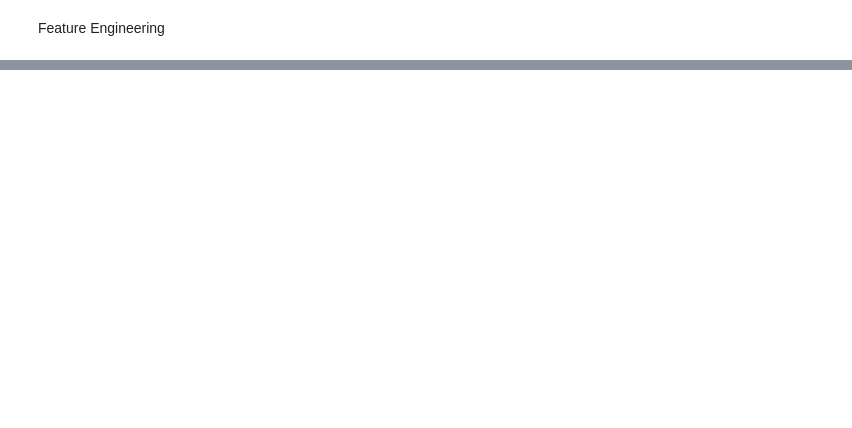
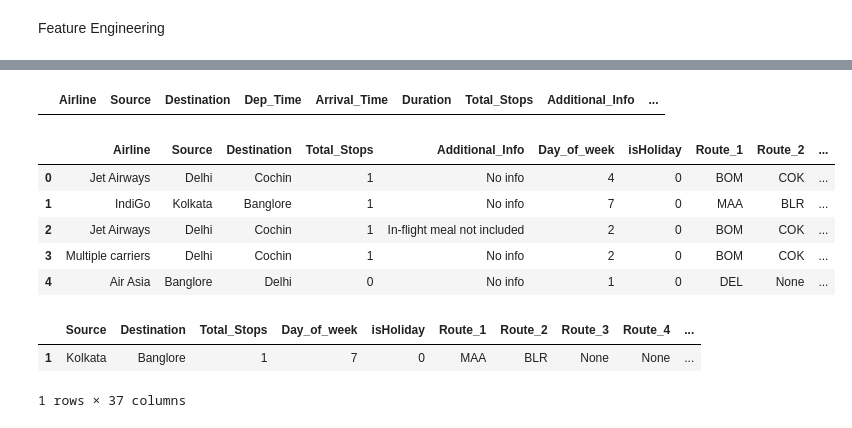
Before and after one commit to venkatesh-manikumar/Datascience-Assignments, a Jupyter notebook: Predict_The_Flight_Ticket_Price_Hackathon.ipynb, the cells around one changed output, grey strips where cells are left out. Saved outputs shown, nothing was run; the diff lists cells and outputs as text; code cells hidden in the pictures; blank space fills up the shorter version.

```diff
--- a/Predict_The_Flight_Ticket_Price_Hackathon.ipynb
+++ b/Predict_The_Flight_Ticket_Price_Hackathon.ipynb
@@ -218,0 +426,69 @@ ValueError: ignored
+# %%
+for i in range(1,test_data['Route'].str.count("→").max()+1):
+  column_name = "Route_"+str(i)
+  test_data[column_name]= test_data['Route'].str.split('→ ').str[i]
+  test_data[column_name].fillna('None',inplace=True)
+
+test_data.drop(['Route'],axis=1,inplace=True)
+test_data.drop(['Journey_date'],axis=1,inplace=True)
+# %%
+test_data['Total_Stops'] = test_data.Total_Stops.str.split(' ').str[0]
+test_data['Total_Stops'] = test_data['Total_Stops'].replace('non-stop','0')
+test_data['Total_Stops'] = test_data['Total_Stops'].astype(int)
+
+test_data[test_data['Total_Stops'].isna()]
+# %% [output]
+|  | Airline | Source | Destination | Dep_Time | Arrival_Time | Duration | Total_Stops | Additional_Info | ... |
+# %%
+test_data['Dep_hour'] = test_data.Dep_Time.str.split(':').str[0].astype(int)
+test_data['Dep_minutes'] = test_data.Dep_Time.str.split(':').str[1].astype(int)
+
+
+
+
+test_data.drop(['Dep_Time'],axis=1,inplace=True)
+# %%
+test_data['Arrival_hour'] = test_data.Arrival_Time.str.split(':').str[0].astype(int)
+test_data['Arrival_minutes'] = test_data.Arrival_Time.str.split(':').str[1].str.split(' ').str[0].astype(int)
+
+test_data.drop(['Arrival_Time'],axis=1,inplace=True)
+# %%
+test_data['Duration_hour']  = test_data.Duration.str.split(' ').str[0].str.split('h').str[0].str.split('m').str[0].astype(int)
+test_data['Duration_minutes']  = test_data.Duration.str.split(' ').str[1].fillna('0m').str.split('m').str[0].astype(int)
+test_data['Total_Duration'] = test_data['Duration_hour'] *60 + test_data['Duration_minutes']
+
+
+test_data.drop(['Duration'],axis=1,inplace=True)
+test_data.drop(['Duration_hour'],axis=1,inplace=True)
+test_data.drop(['Duration_minutes'],axis=1,inplace=True)
+
+test_data.head()
+# %% [output]
+|  | Airline | Source | Destination | Total_Stops | Additional_Info | Day_of_week | isHoliday | Route_1 | Route_2 | ... |
+| 0 | Jet Airways | Delhi | Cochin | 1 | No info | 4 | 0 | BOM | COK | ... |
+| 1 | IndiGo | Kolkata | Banglore | 1 | No info | 7 | 0 | MAA | BLR | ... |
+| 2 | Jet Airways | Delhi | Cochin | 1 | In-flight meal not included | 2 | 0 | BOM | COK | ... |
+| 3 | Multiple carriers | Delhi | Cochin | 1 | No info | 2 | 0 | BOM | COK | ... |
+| 4 | Air Asia | Banglore | Delhi | 0 | No info | 1 | 0 | DEL | None | ... |
+# %%
+#one_hot_encoded_data = pd.get_dummies(test_data, columns = ['Airline','Additional_Info'])
+#one_hot_encoded_data
+
+result = ohe.transform(test_data[['Airline', 'Additional_Info']])
+
+one_hot_encoded_data = pd.DataFrame(result, columns=['Air Asia', 'Air India', 'GoAir', 'IndiGo', 'Jet Airways',
+       'Jet Airways Business', 'Multiple carriers',
+       'Multiple carriers Premium economy', 'SpiceJet', 'Trujet',
+       'Vistara', 'Vistara Premium economy','1 Long layover', '1 Short layover', '2 Long layover',
+       'Business class', 'Change airports', 'In-flight meal not included',
+       'No Info', 'No check-in baggage included', 'No info',
+       'Red-eye flight'])
+
+one_hot_encoded_data = test_data.join(one_hot_encoded_data)
+one_hot_encoded_data.drop(['Airline','Additional_Info'],axis=1,inplace=True)
+#print(ohe.categories_)
+one_hot_encoded_data[1:2]
+# %% [output]
+|  | Source | Destination | Total_Stops | Day_of_week | isHoliday | Route_1 | Route_2 | Route_3 | Route_4 | ... |
+| 1 | Kolkata | Banglore | 1 | 7 | 0 | MAA | BLR | None | None | ... |
+1 rows × 37 columns
```
Also changed, not shown: parts of 54 cells of this notebook.
